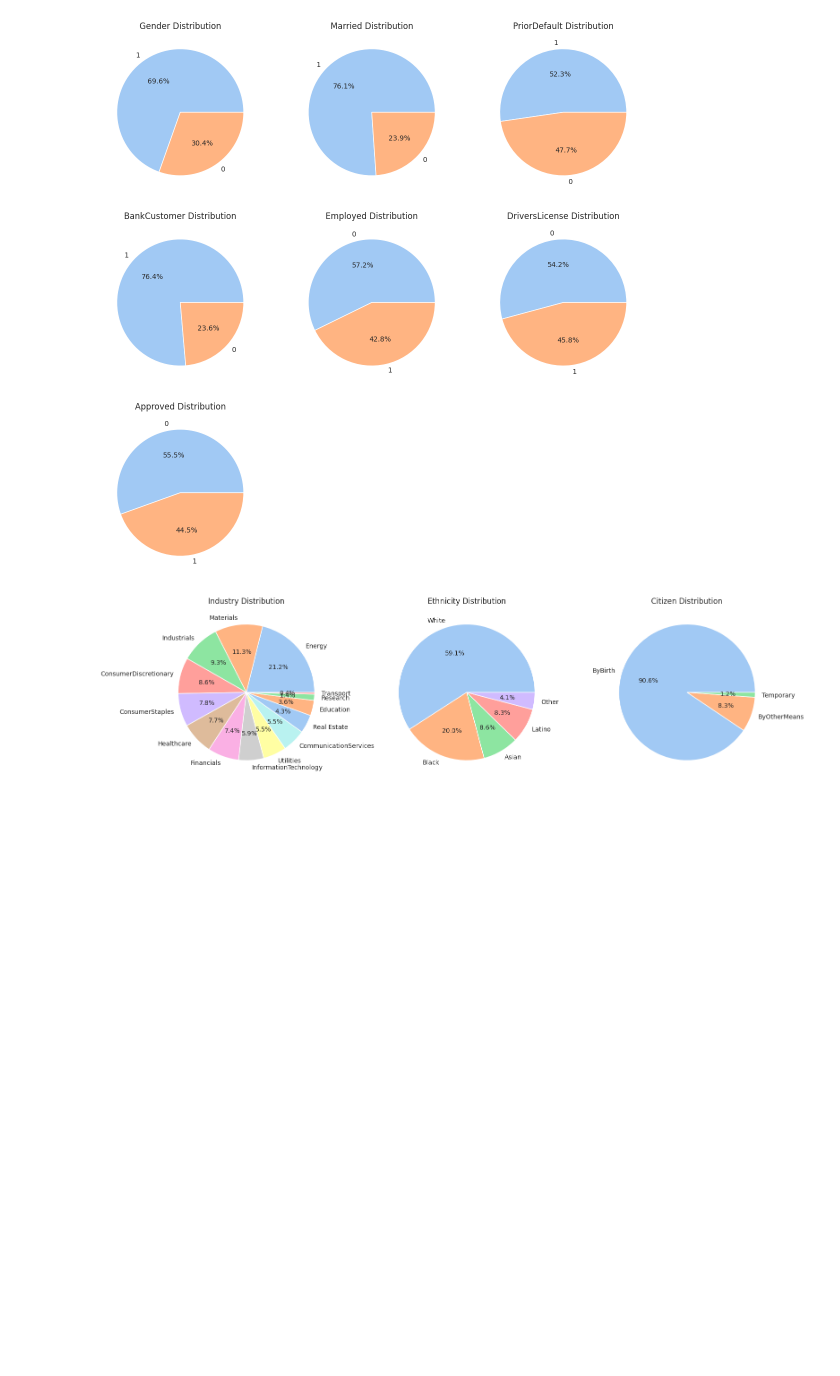
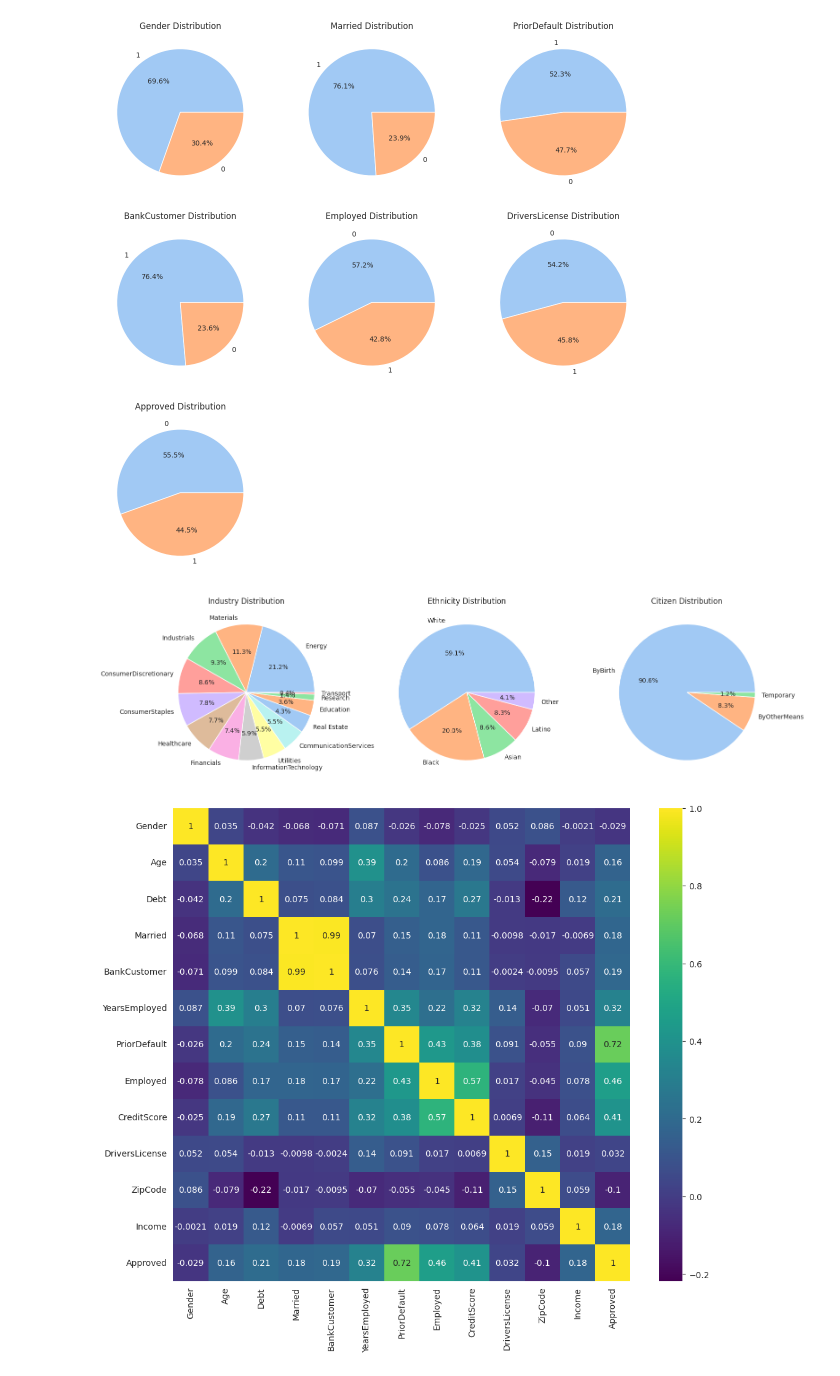
Before and after one commit to anujott-codes/Credit-Loan-Approval, a Jupyter notebook: Credit_Approval.ipynb, the cells around one changed output. Saved outputs shown, nothing was run; the diff lists cells and outputs as text; code cells hidden in the pictures; blank space fills up the shorter version.

Commit message:
completed eda - credit approval

```diff
--- a/Credit_Approval.ipynb
+++ b/Credit_Approval.ipynb
@@ -155,3 +186,12 @@ plt.tight_layout()
 plt.show()
 # %% [output]
 [figure]
+# %%
+#check collinearity and feature correlation
+plt.figure(figsize=(12,10))
+numeric_df = credit_df.select_dtypes(exclude='O')
+correlation_matrix = numeric_df.corr()
+sns.heatmap(correlation_matrix, cmap='viridis',annot=True)
+plt.show()
+# %% [output]
+[figure, added]
```
Also changed, not shown: parts of 12 cells of this notebook.
